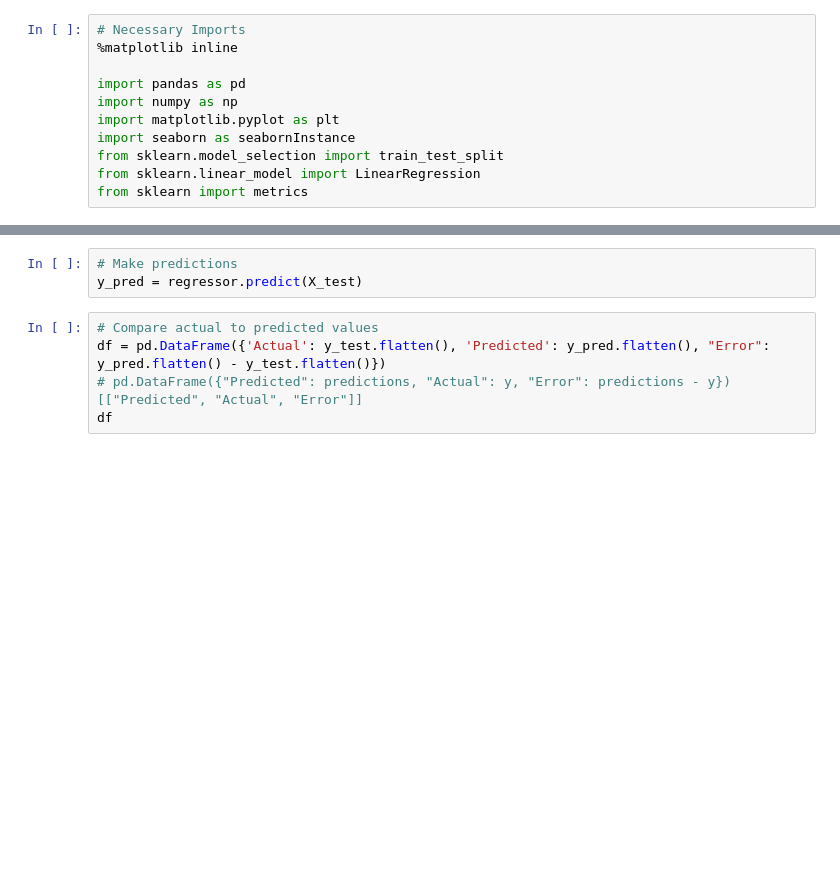
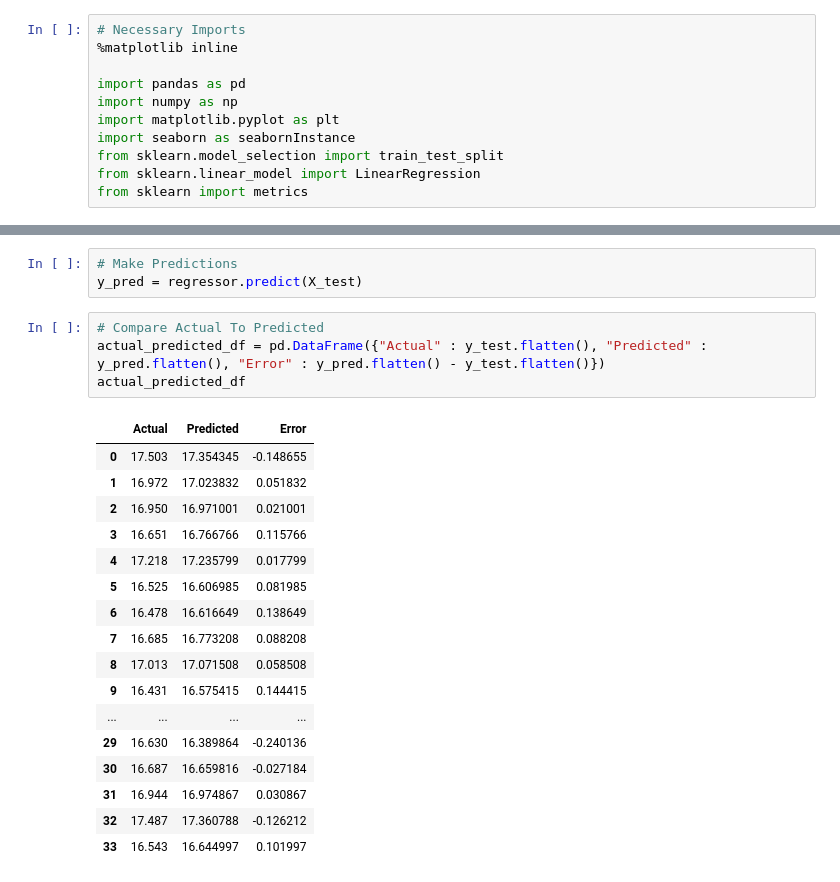
Before and after one commit to Khoi-Duong/ClimateChange, a Jupyter notebook: JupyterNotebook Files/xMinTemp_yMaxTemp Correlation.ipynb, the cells around one changed output, grey strips where cells are left out. Saved outputs shown, nothing was run; the diff lists cells and outputs as text; blank space fills up the shorter version.

```diff
--- a/JupyterNotebook Files/xMinTemp_yMaxTemp Correlation.ipynb
+++ b/JupyterNotebook Files/xMinTemp_yMaxTemp Correlation.ipynb
@@ -31,9 +46,26 @@ print("The slope is:  ", regressor.coef_)
 # %%
-# Make predictions
+# Make Predictions
 y_pred = regressor.predict(X_test)
 # %%
-# Compare actual to predicted values
-df = pd.DataFrame({'Actual': y_test.flatten(), 'Predicted': y_pred.flatten(), "Error": y_pred.flatten() - y_test.flatten()})
-# pd.DataFrame({"Predicted": predictions, "Actual": y, "Error": predictions - y})[["Predicted", "Actual", "Error"]]
-df
+# Compare Actual To Predicted
+actual_predicted_df = pd.DataFrame({"Actual" : y_test.flatten(), "Predicted" : y_pred.flatten(), "Error" : y_pred.flatten() - y_test.flatten()})
+actual_predicted_df
+# %% [output]
+|  | Actual | Predicted | Error |
+| 0 | 17.503 | 17.354345 | -0.148655 |
+| 1 | 16.972 | 17.023832 | 0.051832 |
+| 2 | 16.950 | 16.971001 | 0.021001 |
+| 3 | 16.651 | 16.766766 | 0.115766 |
+| 4 | 17.218 | 17.235799 | 0.017799 |
+| 5 | 16.525 | 16.606985 | 0.081985 |
+| 6 | 16.478 | 16.616649 | 0.138649 |
+| 7 | 16.685 | 16.773208 | 0.088208 |
+| 8 | 17.013 | 17.071508 | 0.058508 |
+| 9 | 16.431 | 16.575415 | 0.144415 |
+| ... | ... | ... | ... |
+| 29 | 16.630 | 16.389864 | -0.240136 |
+| 30 | 16.687 | 16.659816 | -0.027184 |
+| 31 | 16.944 | 16.974867 | 0.030867 |
+| 32 | 17.487 | 17.360788 | -0.126212 |
+| 33 | 16.543 | 16.644997 | 0.101997 |
 # %%
```
Also changed, not shown: parts of 14 cells of this notebook.
